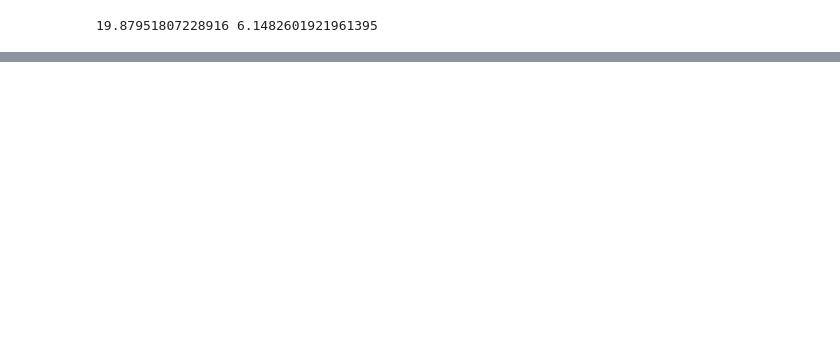
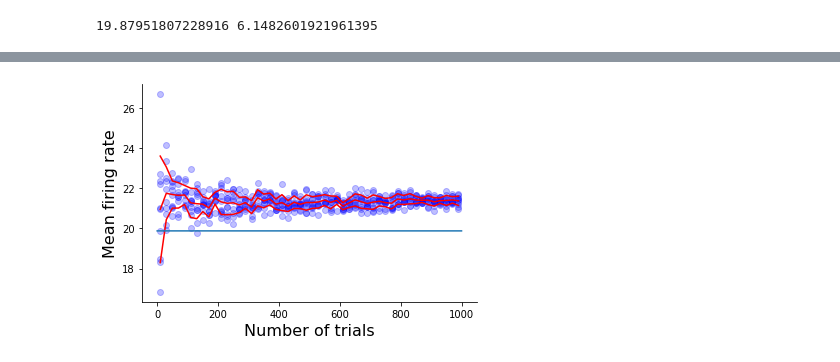
Before and after one commit to damingli09/WorkingMemory_FF, a Jupyter notebook: Telegraph/Doubly Stochastic Simulation.ipynb, the cells around one changed output, grey strips where cells are left out. Drawn from its saved outputs; the diff is of its cells as text; code cells hidden in the pictures; blank space fills up the shorter version.

```diff
--- a/Telegraph/Doubly Stochastic Simulation.ipynb
+++ b/Telegraph/Doubly Stochastic Simulation.ipynb
@@ -38,0 +41,12 @@ print(FR.mean(), FF.mean())
+# %%
+for j in range(Nrun):
+    print(j)
+    for i,Ntrials in enumerate(Ntrials_arr):
+        model = DoublyStocPois(rH=100, rL=5, tauH=0.065, tauL=0.35, duration=3)
+        telegraphs, timings = model.run(refractoriness=False, ntrials=Ntrials)
+        spikeCounts = model.spike_count(binsize=0.25)
+        FR, FF = model.empStats()
+        FF_array[j,i] = FF.mean()
+        FR_array[j,i] = FR.mean()
+
+FR_th, FF_th = model.thStats(binsize=0.25)
@@ -38,0 +64,19 @@ print(FR.mean(), FF.mean())
+# %%
+for i in range(Nrun):
+    plt.plot(Ntrials_arr,FR_array[i,:],'bo',alpha=0.25)
+
+sample_mean_FR_array = np.mean(FR_array,axis=0)
+sample_std_FR_array = np.std(FR_array,axis=0)
+plt.plot(Ntrials_arr,sample_mean_FR_array,'r-')
+plt.plot(Ntrials_arr,sample_mean_FR_array-sample_std_FR_array,'r-')
+plt.plot(Ntrials_arr,sample_mean_FR_array+sample_std_FR_array,'r-')
+plt.xlabel("Number of trials",fontsize = 16)
+plt.ylabel("Mean firing rate",fontsize = 16)
+
+plt.plot(np.linspace(0,1000,10000),FR_th*np.ones(10000))
+ax = plt.gca()
+ax.spines['top'].set_visible(False)
+ax.spines['right'].set_visible(False)
+plt.show()
+# %% [output]
+[figure, added]
```
Also changed, not shown: parts of 10 cells of this notebook, 3 other files.
